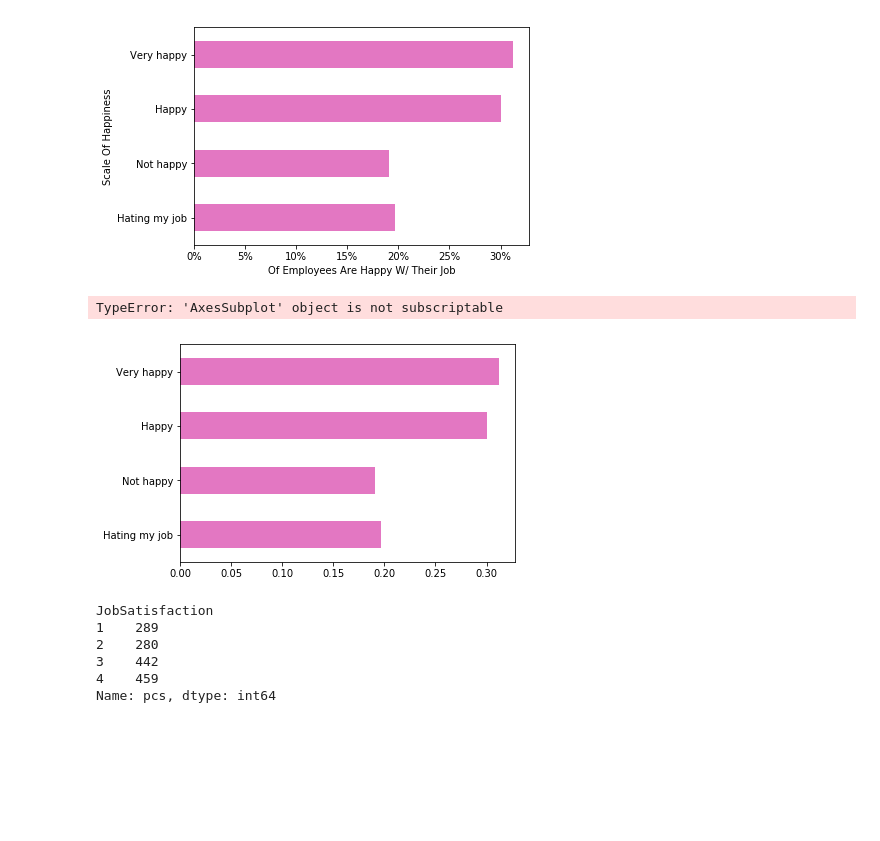
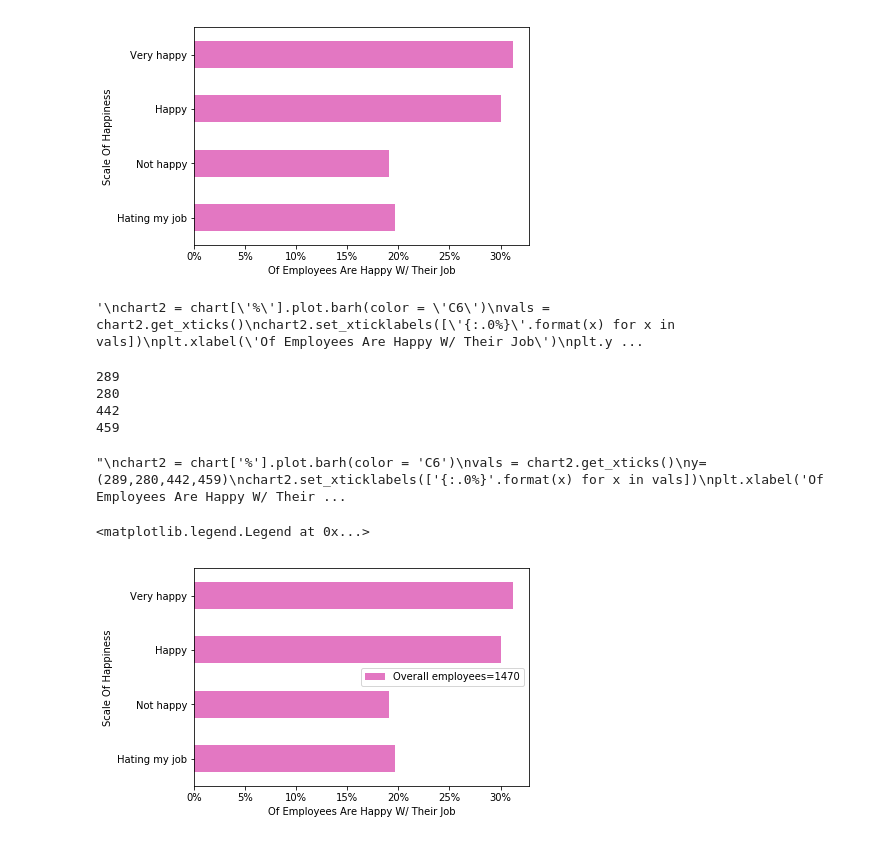
Before and after one commit to matilinux/DataAnalytics, a Jupyter notebook: employee2.ipynb, the cells around one changed output. Cells and saved outputs as stored; diff of their text form; code cells hidden in the pictures; blank space fills up the shorter version.

Commit message:
New chart

```diff
--- a/employee2.ipynb
+++ b/employee2.ipynb
@@ -63,26 +81,67 @@ plt.ylabel('Scale Of Happiness')
 # %% [output]
 Text(0, 0.5, 'Scale Of Happiness')
 [figure]
+# %%
+'''
+chart2 = chart['%'].plot.barh(color = 'C6')
+vals = chart2.get_xticks()
+chart2.set_xticklabels(['{:.0%}'.format(x) for x in vals])
+plt.xlabel('Of Employees Are Happy W/ Their Job')
+plt.ylabel('Scale Of Happiness')
+
+
+def label_bars(ax, bars, text_format, **kwargs):
+    """
+    Attaches a label on every bar of a regular or horizontal bar chart
+    """
+    ys = [bar.get_y() for bar in bars]
+    y_is_constant = all(y == ys[0] for y in ys)  # -> regular bar chart, since all all bars start on the same y level (0)
+
+    if y_is_constant:
+        _label_bar(ax, bars, text_format, **kwargs)
+    else:
+        _label_barh(ax, bars, text_format, **kwargs)
+'''
+# %% [output]
+'\nchart2 = chart[\'%\'].plot.barh(color = \'C6\')\nvals = chart2.get_xticks()\nchart2.set_xticklabels([\'{:.0%}\'.format(x) for x in vals])\nplt.xlabel(\'Of Employees Are Happy W/ Their Job\')\nplt.y ...
+# %%
+#Values for every bar!!!!!
+chart3=print(str(chart['pcs'].to_string(index=False)))
+chart3
+# %% [output]
+289
+280
+442
+459
+# %%
+'''
+chart2 = chart['%'].plot.barh(color = 'C6')
+vals = chart2.get_xticks()
+y=(289,280,442,459)
+chart2.set_xticklabels(['{:.0%}'.format(x) for x in vals])
+plt.xlabel('Of Employees Are Happy W/ Their Job')
+plt.ylabel('Scale Of Happiness')
+
+def autolabel(rects):
+    Attach a text label above each bar displaying its height
+    for rect in rects:
+        height = rect.get_height()
+        ax.text(rect.get_x() + rect.get_width()/2., 1.05*height,
+                '%d' % int(height),
+                ha='center', va='bottom')
+
+autolabel(rects1)
+'''
+# %% [output]
+"\nchart2 = chart['%'].plot.barh(color = 'C6')\nvals = chart2.get_xticks()\ny=(289,280,442,459)\nchart2.set_xticklabels(['{:.0%}'.format(x) for x in vals])\nplt.xlabel('Of Employees Are Happy W/ Their ...
 # %%
 chart2 = chart['%'].plot.barh(color = 'C6')
 vals = chart2.get_xticks()
-
-for i in range(len(chart2['JobSatisfaction'])):
-    plt.text(x = chart2[i]-0.5 , y = chart2[i]+0.1, s = chart2['pcs'][i], size = 6)
-
-
 chart2.set_xticklabels(['{:.0%}'.format(x) for x in vals])
 plt.xlabel('Of Employees Are Happy W/ Their Job')
 plt.ylabel('Scale Of Happiness')
+y="Overall employees=1470"
+chart2.legend([y])
 # %% [output]
-TypeError: 'AxesSubplot' object is not subscriptable
+<matplotlib.legend.Legend at 0x...>
-[figure, old version]
+[figure, new version]
-# %%
-chart['pcs']
-# %% [output]
-JobSatisfaction
-1    289
-2    280
-3    442
-4    459
-Name: pcs, dtype: int64
```
Also changed, not shown: parts of 3 cells of this notebook, 7 other files.
